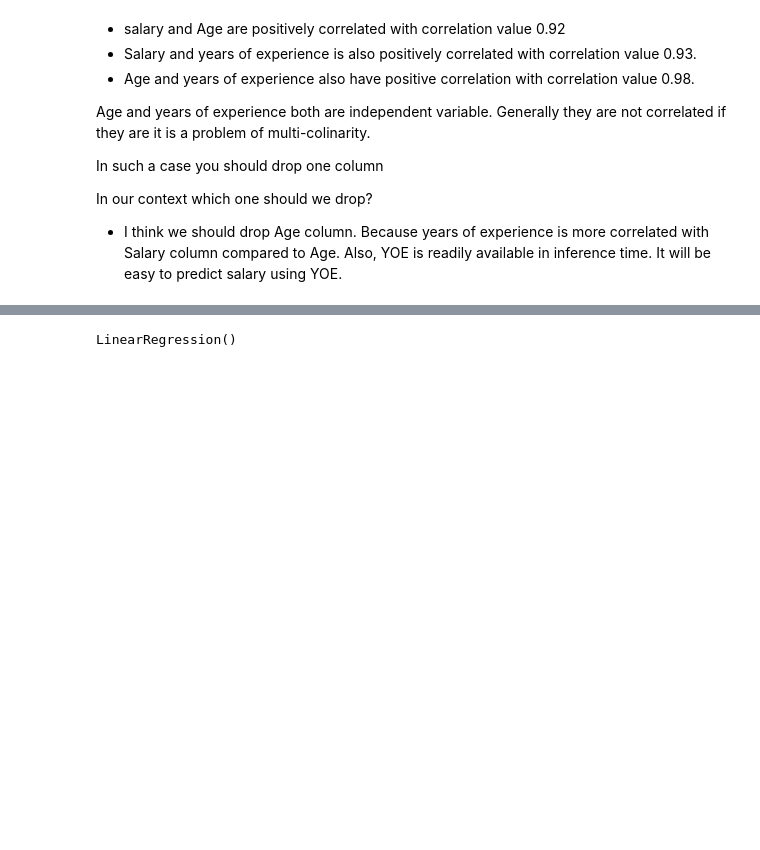
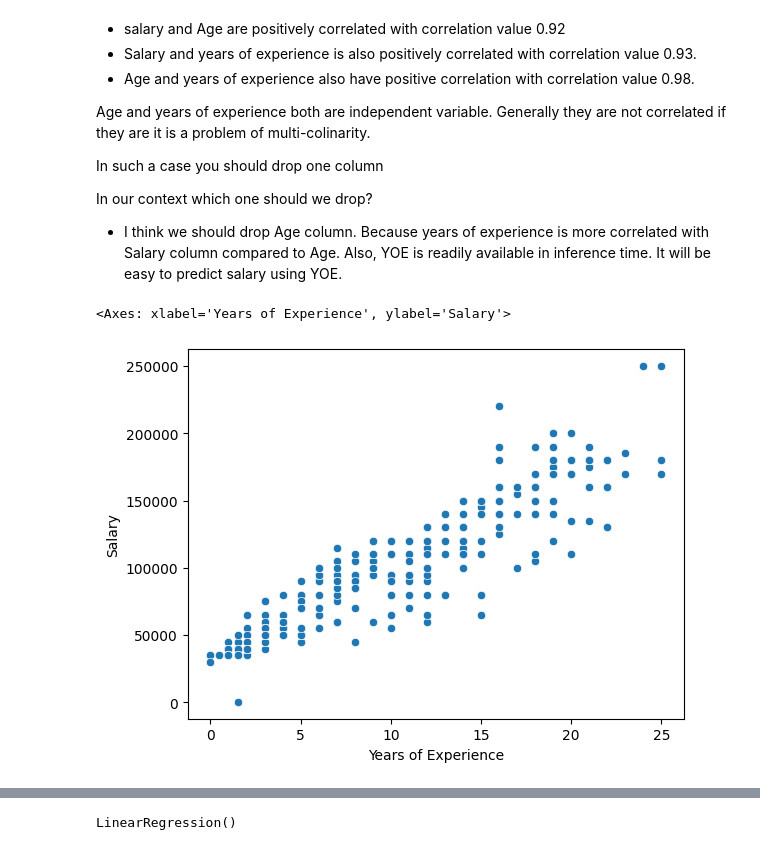
Before and after one commit to rajendra195/datascience1100, a Jupyter notebook: Introduction_to_LR_ds1100.ipynb, the cells around one changed output, grey strips where cells are left out. Saved outputs shown, nothing was run; the diff lists cells and outputs as text; code cells hidden in the pictures; blank space fills up the shorter version.

```diff
--- a/Introduction_to_LR_ds1100.ipynb
+++ b/Introduction_to_LR_ds1100.ipynb
@@ -257,3 +258,8 @@ In our context which one should we drop?
 # %%
 X = df.loc[:, ["Years of Experience"]] # independent variable 2D
 y = df.Salary # dependent variable 1D
+# %%
+sns.scatterplot(x=df["Years of Experience"], y=df.Salary)
+# %% [output]
+<Axes: xlabel='Years of Experience', ylabel='Salary'>
+[figure, added]
```
Also changed, not shown: parts of 19 cells of this notebook.
